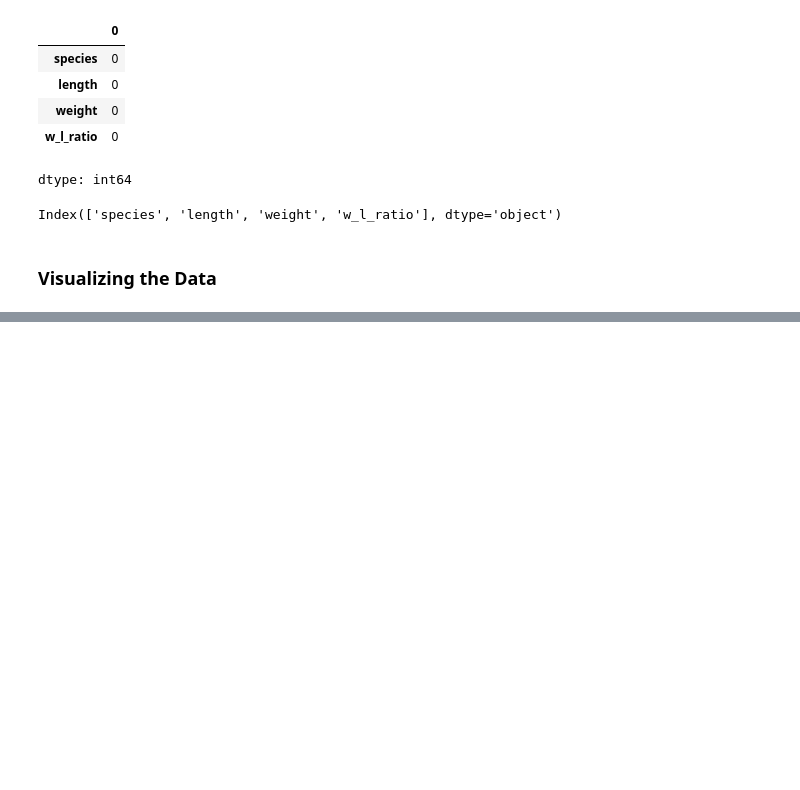
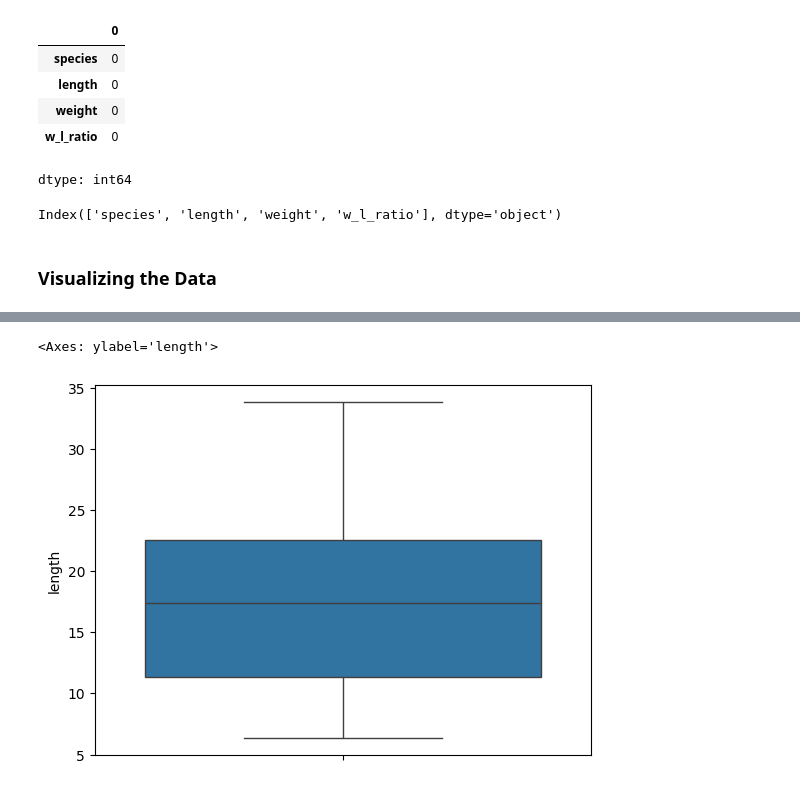
Before and after one commit to saadkhalidabbasi/EDA-Projects, a Jupyter notebook: Fish_Species_Measurements_EDA_and_Classification.ipynb, the cells around one changed output, grey strips where cells are left out. Drawn from its saved outputs; the diff is of its cells as text; code cells hidden in the pictures; blank space fills up the shorter version.

```diff
--- a/Fish_Species_Measurements_EDA_and_Classification.ipynb
+++ b/Fish_Species_Measurements_EDA_and_Classification.ipynb
@@ -96,0 +117,6 @@ fig.show()
+# %%
+# Checking Outliers
+sns.boxplot(df['length'])
+# %% [output]
+<Axes: ylabel='length'>
+[figure, added]
```
Also changed, not shown: parts of 8 cells of this notebook.
